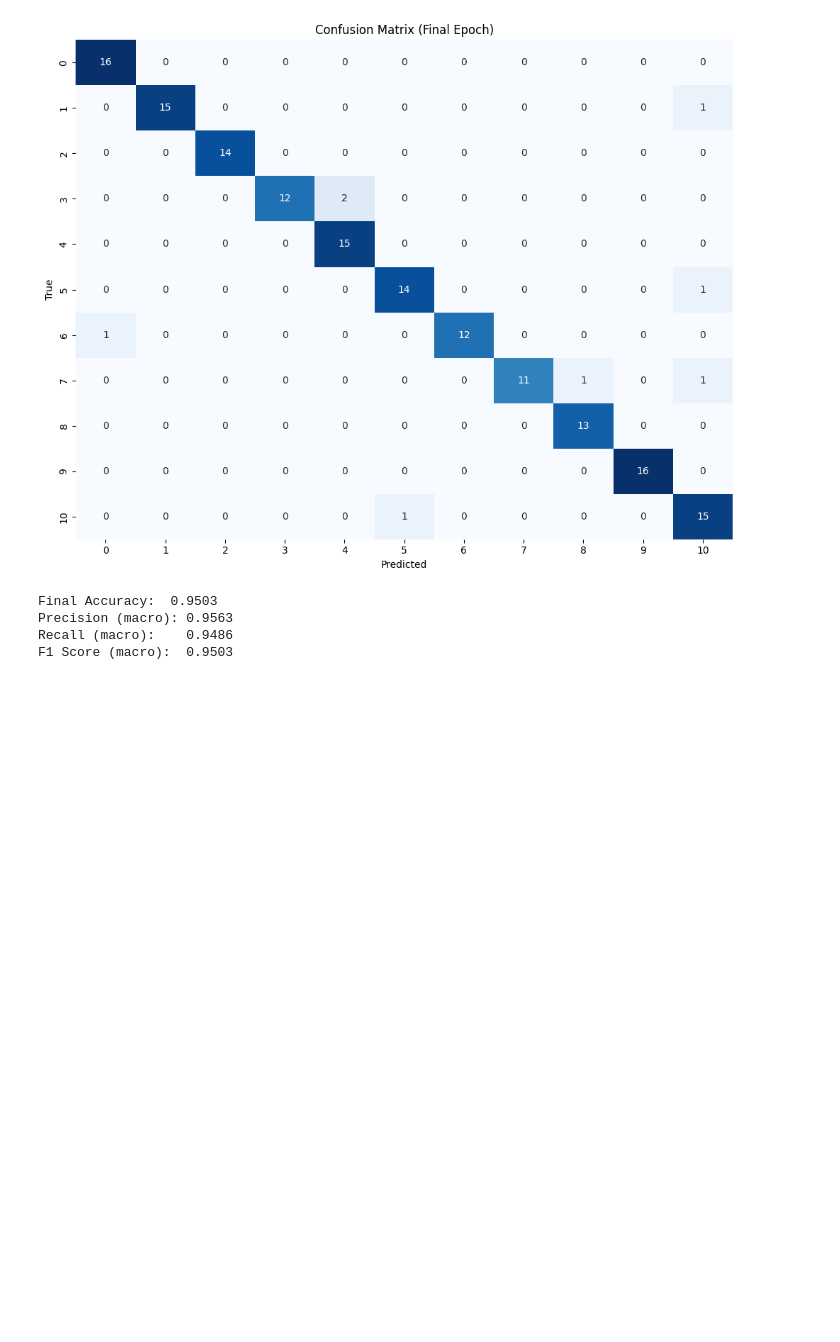
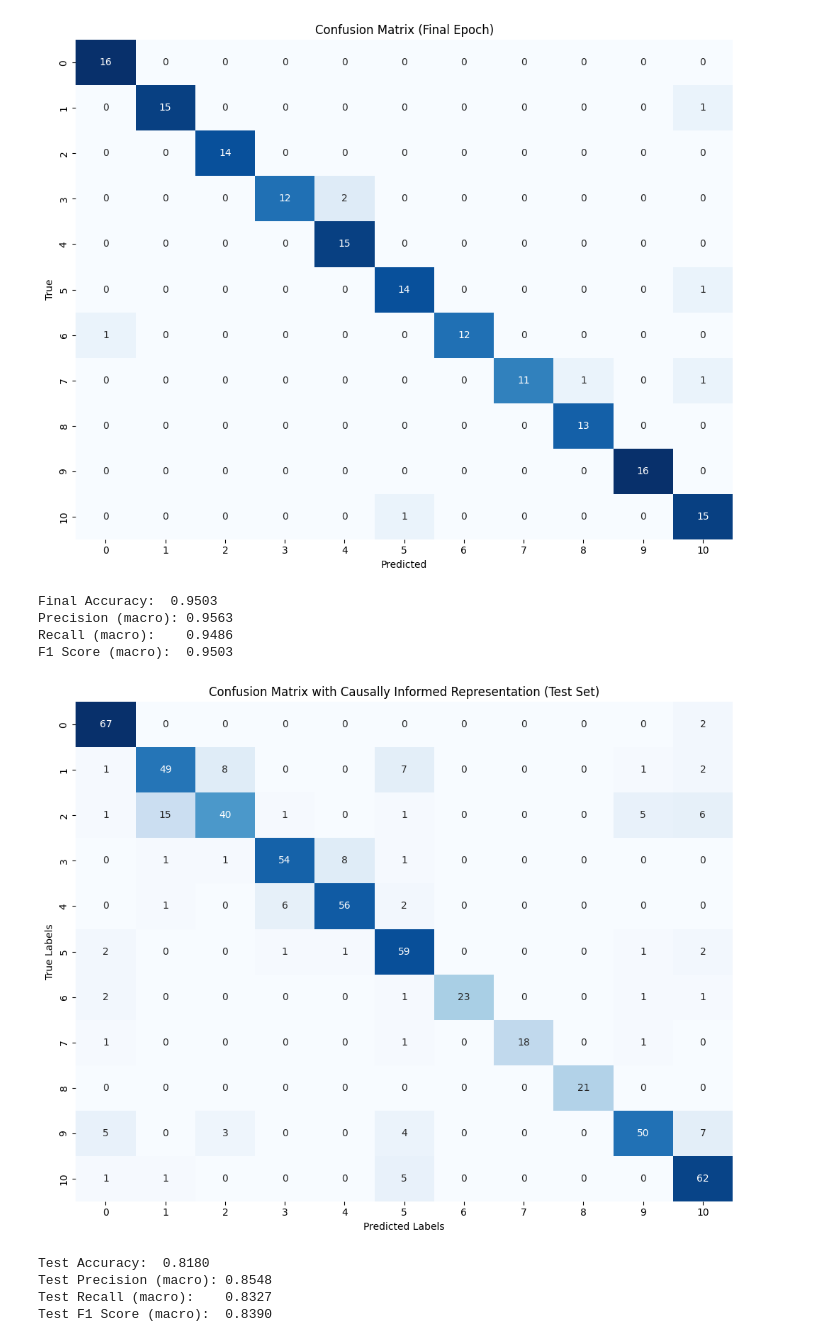
Before and after one commit to dchu26/Causal-Representation-Learning-with-Partial-Observability, a Jupyter notebook: Causal_Representation_Integration.ipynb, the cells around one changed output. Saved outputs shown, nothing was run; the diff lists cells and outputs as text; code cells hidden in the pictures; blank space fills up the shorter version.

```diff
--- a/Causal_Representation_Integration.ipynb
+++ b/Causal_Representation_Integration.ipynb
@@ -701,3 +701,59 @@ Final Accuracy:  0.9503
 Precision (macro): 0.9563
 Recall (macro):    0.9486
 F1 Score (macro):  0.9503
+# %%
+# --- Test Set Evaluation ---
+all_preds_test = []
+all_labels_test = []
+
+model.eval()
+classifier.eval()
+with torch.no_grad():
+    for axial, coronal, sagittal, labels in test_loader:
+        axial = axial.to(device).float()
+        coronal = coronal.to(device).float()
+        sagittal = sagittal.to(device).float()
+        labels = labels.to(device)
+        mask = create_masks(labels.size(0), mode).to(device)
+
+        outputs, latents = model(axial, coronal, sagittal, mask, return_latent=True)
+        causal_features = create_causal_features(latents, parents_dict)
+
+        if isinstance(causal_features, np.ndarray):
+            causal_features = torch.tensor(causal_features, dtype=torch.float32, device=device)
+        else:
+            causal_features = causal_features.float().to(device)
+
+        preds = classifier(causal_features)
+        preds_labels = preds.argmax(dim=1)
+
+        all_preds_test.extend(preds_labels.cpu().numpy())
+        all_labels_test.extend(labels.cpu().numpy())
+
+# Test Confusion Matrix
+cm_test = confusion_matrix(all_labels_test, all_preds_test)
+plt.figure(figsize=(10, 8))
+sns.heatmap(cm_test, annot=True, fmt="d", cmap="Blues", cbar=False)
+plt.xlabel("Predicted Labels")
+plt.ylabel("True Labels")
+plt.title("Confusion Matrix with Causally Informed Representation (Test Set)")
+plt.tight_layout()
+plt.savefig("confusion_matrix_test.png", dpi=300)
+plt.show()
+
+# Test Metrics
+acc_test = accuracy_score(all_labels_test, all_preds_test)
+prec_test = precision_score(all_labels_test, all_preds_test, average='macro', zero_division=0)
+rec_test = recall_score(all_labels_test, all_preds_test, average='macro', zero_division=0)
+f1_test = f1_score(all_labels_test, all_preds_test, average='macro', zero_division=0)
+
+print(f"Test Accuracy:  {acc_test:.4f}")
+print(f"Test Precision (macro): {prec_test:.4f}")
+print(f"Test Recall (macro):    {rec_test:.4f}")
+print(f"Test F1 Score (macro):  {f1_test:.4f}")
+# %% [output]
+[figure, added]
+Test Accuracy:  0.8180
+Test Precision (macro): 0.8548
+Test Recall (macro):    0.8327
+Test F1 Score (macro):  0.8390
```
